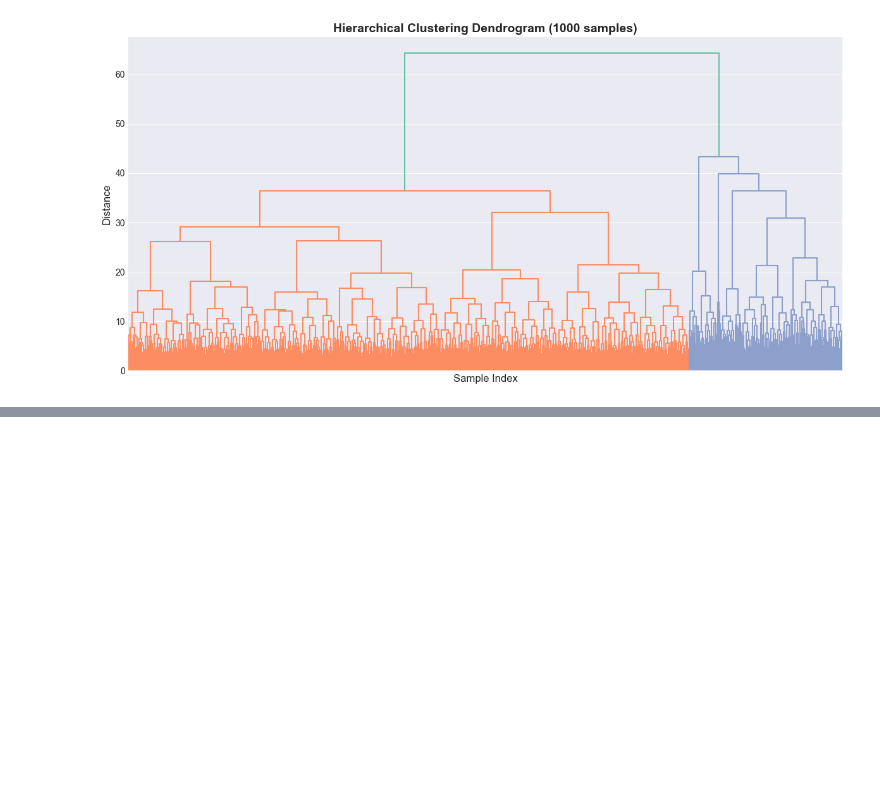
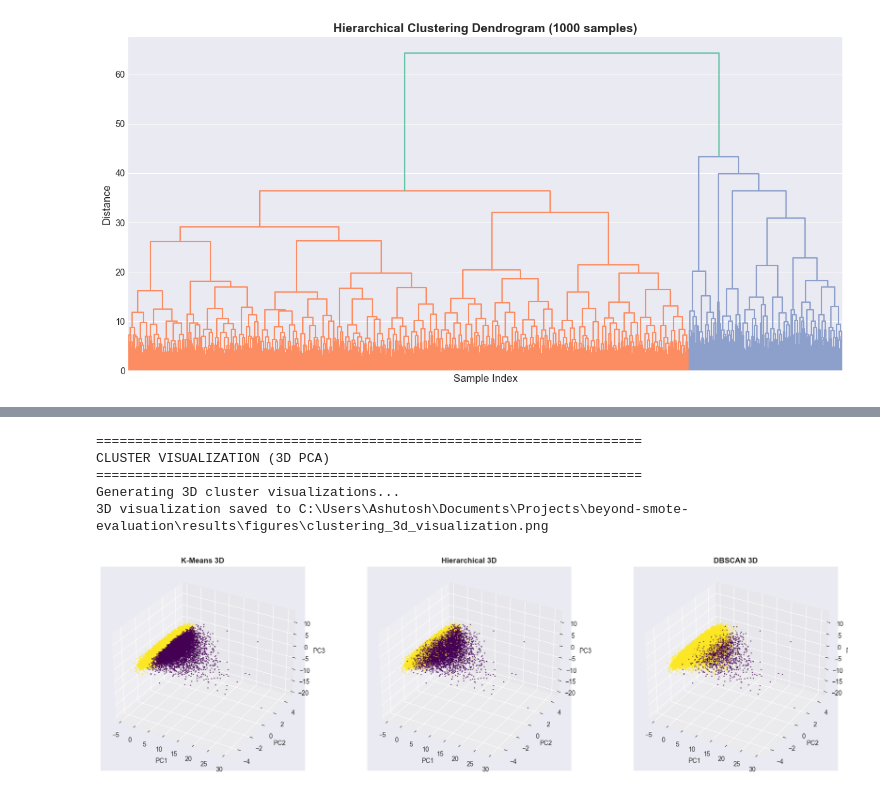
Before and after one commit to ashu-tagore/beyond_smote_evaluation, a Jupyter notebook: notebooks/07_Clustering_Analysis.ipynb, the cells around one changed output, grey strips where cells are left out. Cells and saved outputs as stored; diff of their text form; code cells hidden in the pictures; blank space fills up the shorter version.

```diff
--- a/notebooks/07_Clustering_Analysis.ipynb
+++ b/notebooks/07_Clustering_Analysis.ipynb
@@ -691,0 +758,56 @@ Cluster 0: 48,482 events (97.0%)
+# %%
+# Cell 10: Visualizing Clusters in 3D (PCA)
+# 3D visualization for better cluster separation understanding
+# Using 3D scatter plots
+
+print("="*70)
+print("CLUSTER VISUALIZATION (3D PCA)")
+print("="*70)
+
+print("Generating 3D cluster visualizations...")
+
+from mpl_toolkits.mplot3d import Axes3D
+
+fig = plt.figure(figsize=(18, 5))
+
+# Plot 1: K-Means 3D
+ax1 = fig.add_subplot(131, projection='3d')
+scatter1 = ax1.scatter(X_pca_3d[:, 0], X_pca_3d[:, 1], X_pca_3d[:, 2],
+                      c=kmeans_labels, cmap='viridis', alpha=0.6, s=1)
+ax1.set_xlabel('PC1', fontsize=10)
+ax1.set_ylabel('PC2', fontsize=10)
+ax1.set_zlabel('PC3', fontsize=10)
+ax1.set_title(f'K-Means 3D', fontsize=12, fontweight='bold')
+
+# Plot 2: Hierarchical 3D
+ax2 = fig.add_subplot(132, projection='3d')
+scatter2 = ax2.scatter(X_pca_3d[:, 0], X_pca_3d[:, 1], X_pca_3d[:, 2],
+                      c=hierarchical_labels, cmap='viridis', alpha=0.6, s=1)
+ax2.set_xlabel('PC1', fontsize=10)
+ax2.set_ylabel('PC2', fontsize=10)
+ax2.set_zlabel('PC3', fontsize=10)
+ax2.set_title(f'Hierarchical 3D', fontsize=12, fontweight='bold')
+
+# Plot 3: DBSCAN 3D
+ax3 = fig.add_subplot(133, projection='3d')
+scatter3 = ax3.scatter(X_pca_3d[:, 0], X_pca_3d[:, 1], X_pca_3d[:, 2],
+                      c=dbscan_labels, cmap='viridis', alpha=0.6, s=1)
+ax3.set_xlabel('PC1', fontsize=10)
+ax3.set_ylabel('PC2', fontsize=10)
+ax3.set_zlabel('PC3', fontsize=10)
+ax3.set_title(f'DBSCAN 3D', fontsize=12, fontweight='bold')
+
+plt.tight_layout()
+
+viz_3d_path = FIGURE_OUTPUT / 'clustering_3d_visualization.png'
+plt.savefig(viz_3d_path, dpi=DPI_VALUE, bbox_inches='tight')
+print(f"3D visualization saved to {viz_3d_path}")
+
+plt.show()
+# %% [output]
+======================================================================
+CLUSTER VISUALIZATION (3D PCA)
+======================================================================
+Generating 3D cluster visualizations...
+3D visualization saved to C:\Users\Ashutosh\Documents\Projects\beyond-smote-evaluation\results\figures\clustering_3d_visualization.png
+[figure, added]
```
Also changed, not shown: parts of 2 cells of this notebook.
